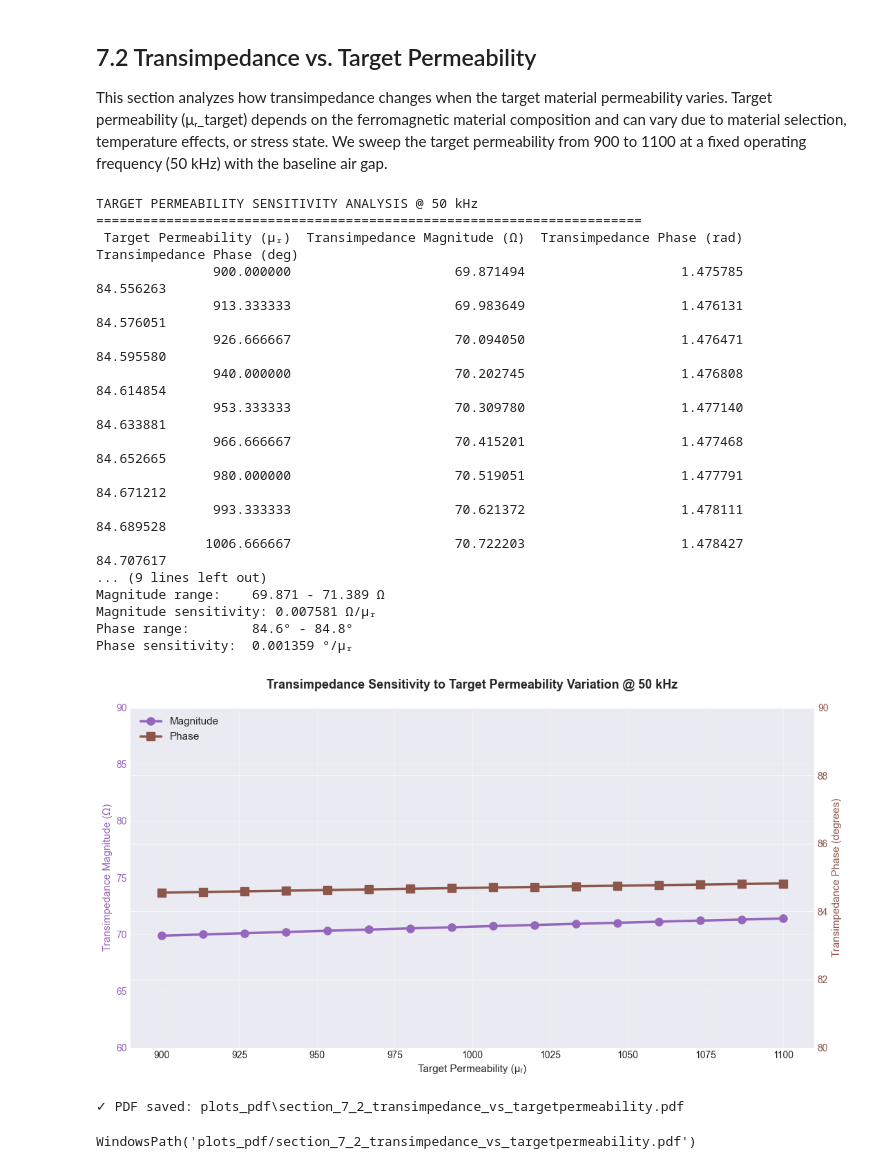
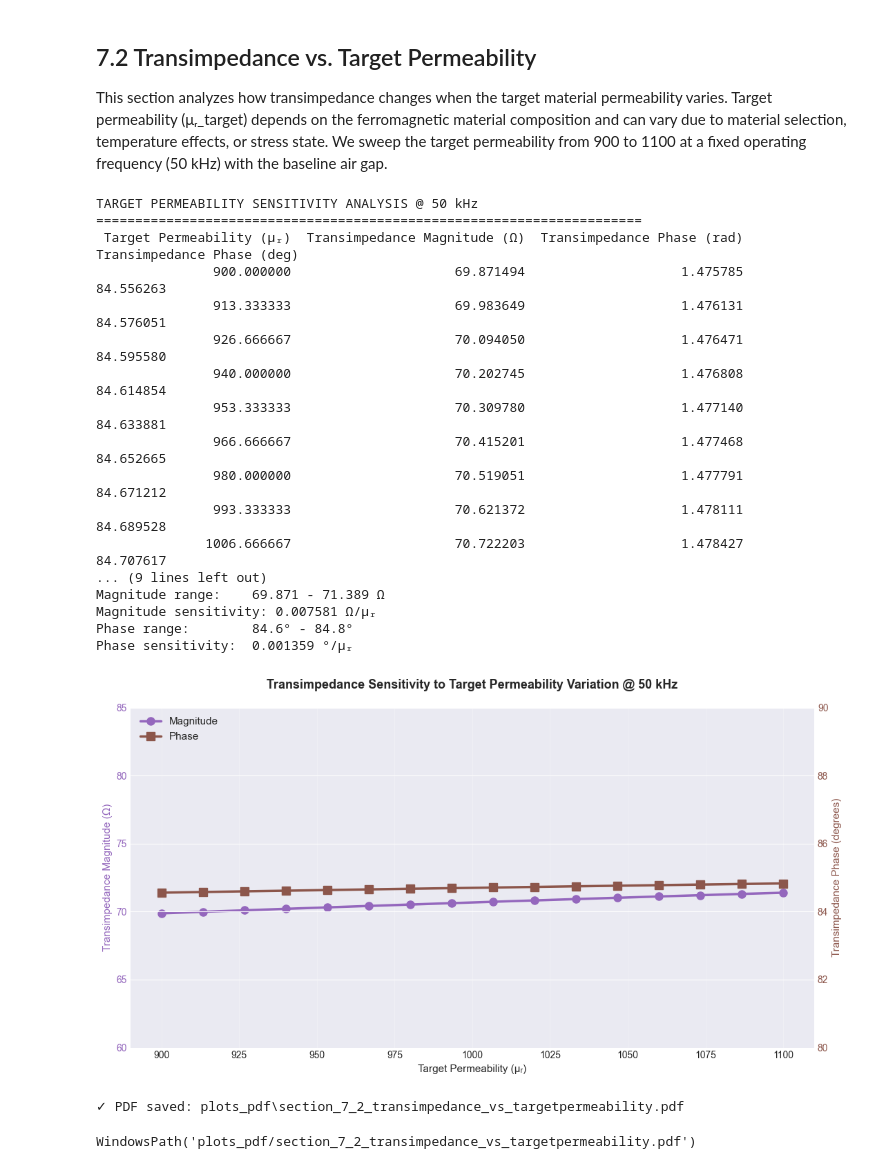
Before and after one commit to MoreCoffee12/MagnetoelasticSensor, a Jupyter notebook: notebooks/HelloWorld.ipynb, the cells around one changed output. Cells and saved outputs as stored; diff of their text form; code cells hidden in the pictures.

```diff
--- a/notebooks/HelloWorld.ipynb
+++ b/notebooks/HelloWorld.ipynb
@@ -1155,7 +1155,7 @@ line1 = ax1.plot(murt_sweep, transimpedance_vs_murt, 'o-', linewidth=2.5, marker
                  color=color, label='Magnitude')
 ax1.tick_params(axis='y', labelcolor=color)
 ax1.grid(True, alpha=0.3)
-ax1.set_ylim([60, 90])
+ax1.set_ylim([60, 85])
 
 # Phase on right y-axis
 ax2 = ax1.twinx()
@@ -1168,33 +1168,33 @@ ax2.set_ylim([80, 90])
 
 # Title and legend
 fig.suptitle('Transimpedance Sensitivity to Target Permeability Variation @ 50 kHz', fontsize=13, fontweight='bold')
 lines = line1 + line2
 labels = [l.get_label() for l in lines]
 ax1.legend(lines, labels, loc='upper left', fontsize=11)
 
 plt.tight_layout()
 plt.show()
 
 # Save as PDF with smart filename
 save_plot_pdf(fig, '7.2', 'Transimpedance_vs_TargetPermeability')
 # %% [output]
 TARGET PERMEABILITY SENSITIVITY ANALYSIS @ 50 kHz
 ======================================================================
  Target Permeability (μᵣ)  Transimpedance Magnitude (Ω)  Transimpedance Phase (rad)  Transimpedance Phase (deg)
                900.000000                     69.871494                    1.475785                   84.556263
                913.333333                     69.983649                    1.476131                   84.576051
                926.666667                     70.094050                    1.476471                   84.595580
                940.000000                     70.202745                    1.476808                   84.614854
                953.333333                     70.309780                    1.477140                   84.633881
                966.666667                     70.415201                    1.477468                   84.652665
                980.000000                     70.519051                    1.477791                   84.671212
                993.333333                     70.621372                    1.478111                   84.689528
               1006.666667                     70.722203                    1.478427                   84.707617
 ... (9 lines left out)
 Magnitude range:    69.871 - 71.389 Ω
 Magnitude sensitivity: 0.007581 Ω/μᵣ
 Phase range:        84.6° - 84.8°
 Phase sensitivity:  0.001359 °/μᵣ
-[figure, old version]
+[figure, new version]
 ✓ PDF saved: plots_pdf\section_7_2_transimpedance_vs_targetpermeability.pdf
 WindowsPath('plots_pdf/section_7_2_transimpedance_vs_targetpermeability.pdf')
```
Also changed, not shown: 4 other files.
